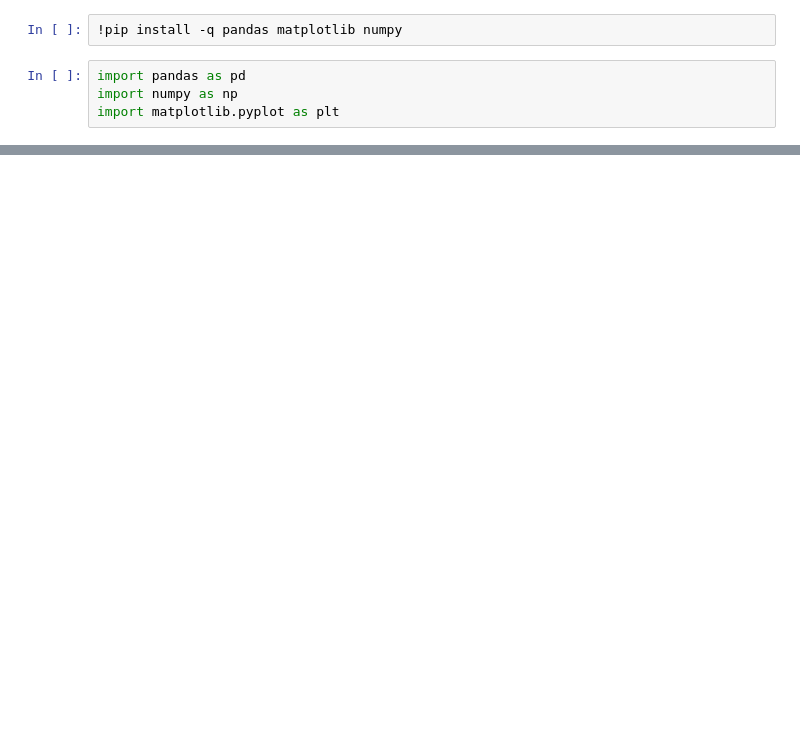
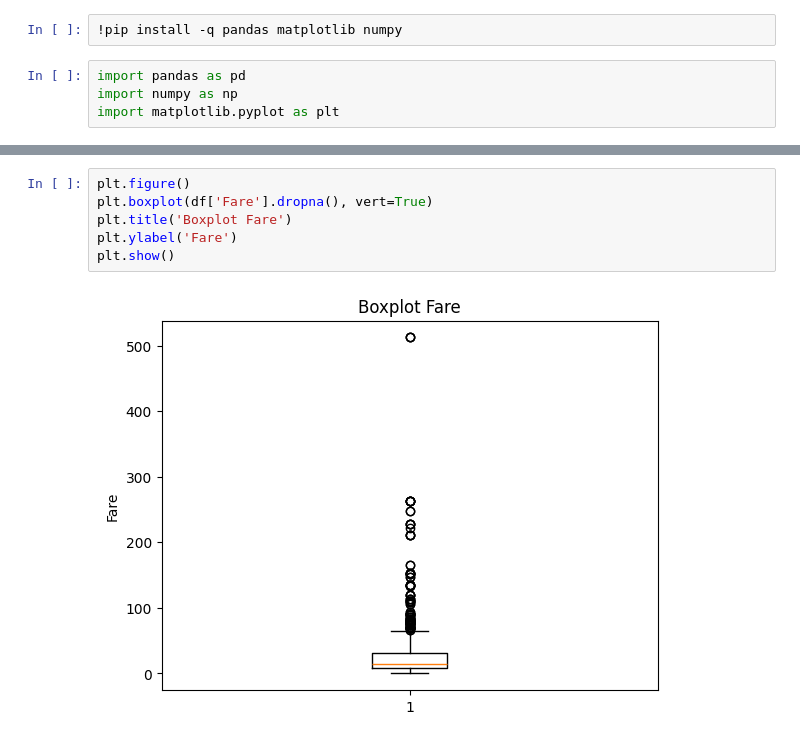
Before and after one commit to nabillahumi/S5-Mesin_Learning, a Jupyter notebook: Jobsheet2/Praktikum1(JS2).ipynb, the cells around one changed output, grey strips where cells are left out. Saved outputs shown, nothing was run; the diff lists cells and outputs as text; blank space fills up the shorter version.

```diff
--- a/Jobsheet2/Praktikum1(JS2).ipynb
+++ b/Jobsheet2/Praktikum1(JS2).ipynb
@@ -12,0 +102,8 @@ FileNotFoundError: [Errno 2] No such file or directory: 'Titanic-Dataset.csv'
+# %%
+plt.figure()
+plt.boxplot(df['Fare'].dropna(), vert=True)
+plt.title('Boxplot Fare')
+plt.ylabel('Fare')
+plt.show()
+# %% [output]
+[figure, added]
```
Also changed, not shown: parts of 11 cells of this notebook.
